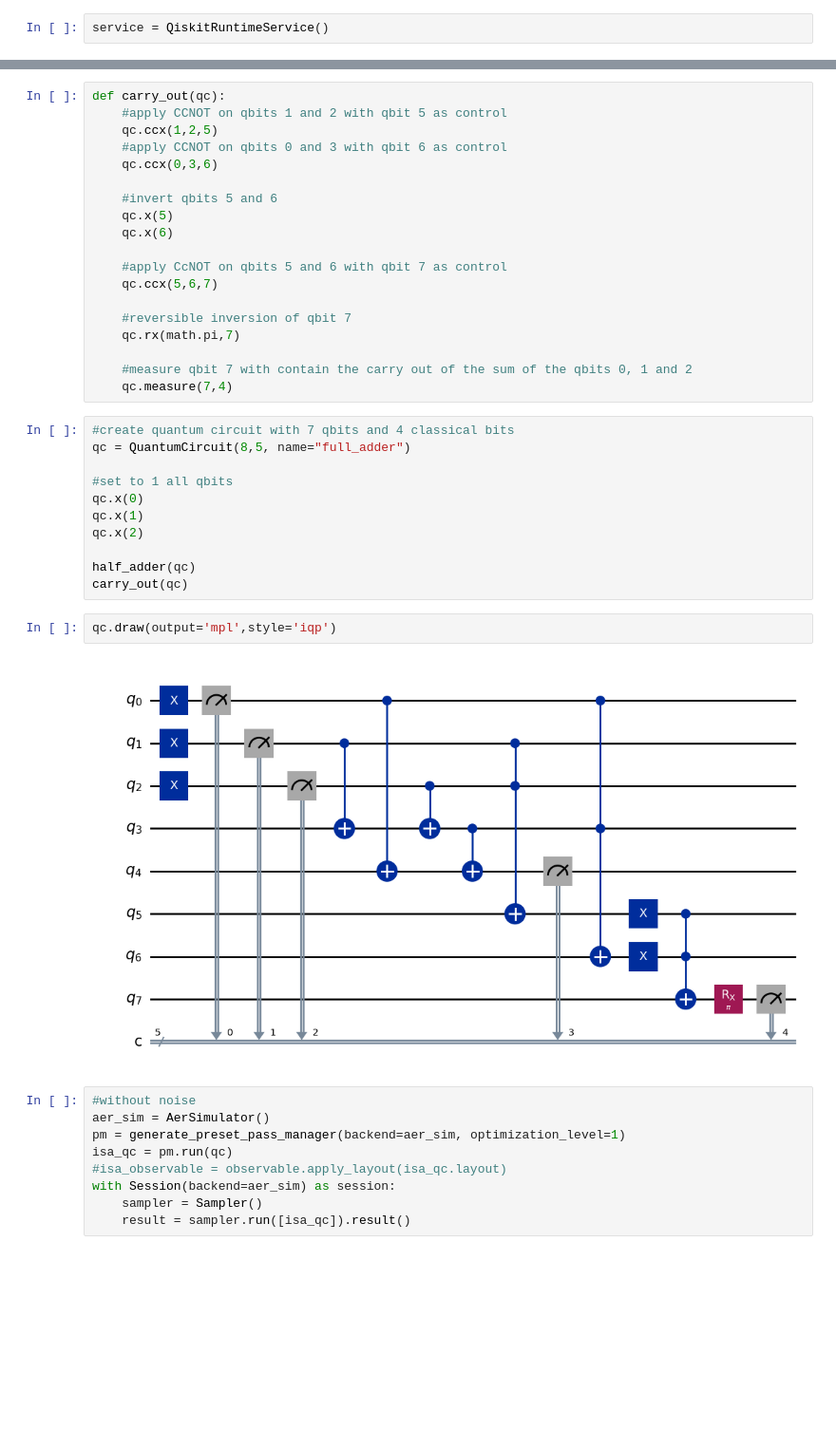
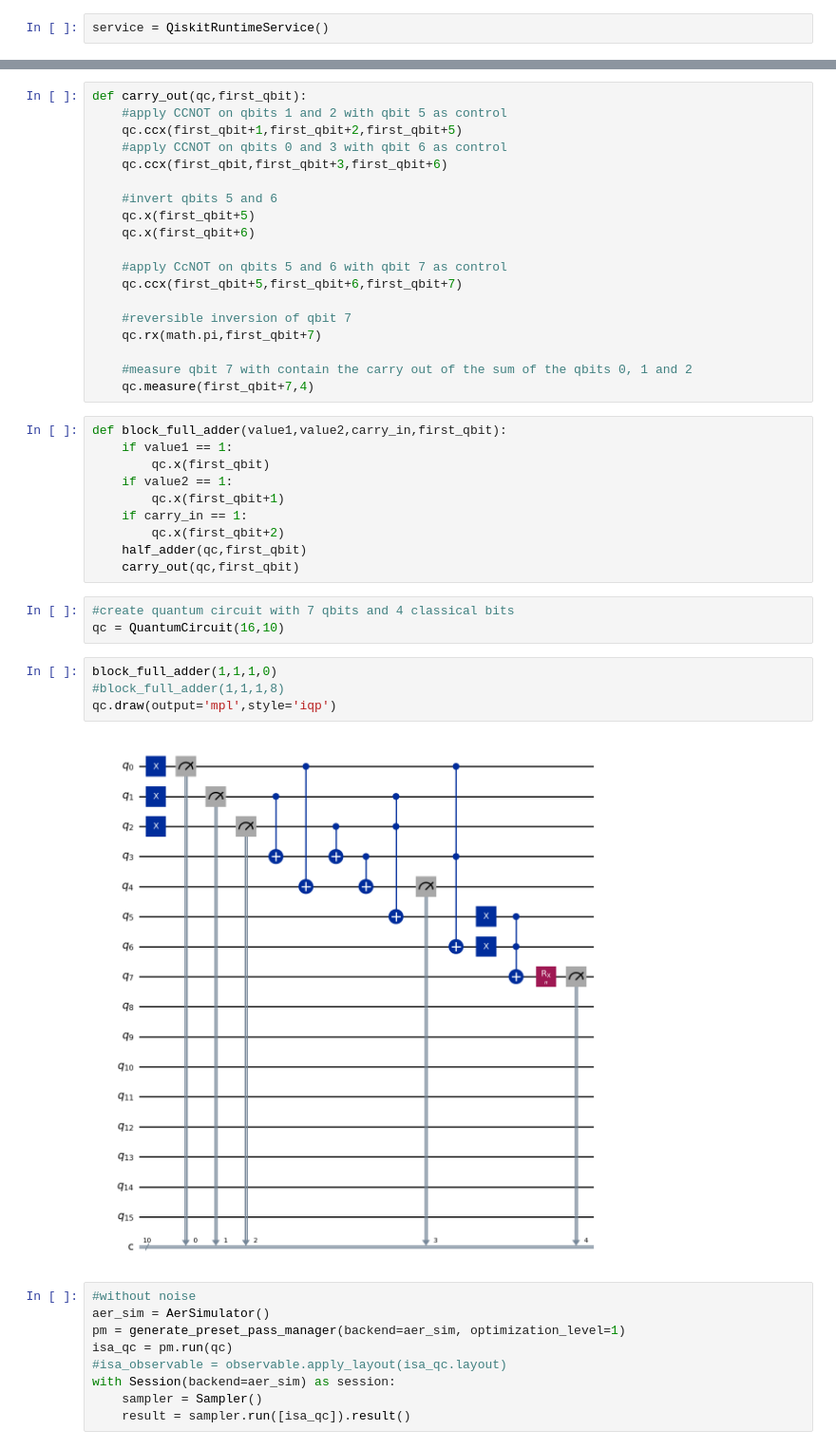
Before and after one commit to delbempedro/ic, a Jupyter notebook: quantun_full_adder.ipynb, the cells around one changed output, grey strips where cells are left out. Shown at 95% size. Saved outputs shown, nothing was run; the diff lists cells and outputs as text; blank space fills up the shorter version.

Commit message:
make some steps to implemet full_adder as a block

```diff
--- a/quantun_full_adder.ipynb
+++ b/quantun_full_adder.ipynb
@@ -34,37 +34,41 @@ def half_adder(qc):
 # %%
-def carry_out(qc):
+def carry_out(qc,first_qbit):
     #apply CCNOT on qbits 1 and 2 with qbit 5 as control
-    qc.ccx(1,2,5)
+    qc.ccx(first_qbit+1,first_qbit+2,first_qbit+5)
     #apply CCNOT on qbits 0 and 3 with qbit 6 as control
-    qc.ccx(0,3,6)
+    qc.ccx(first_qbit,first_qbit+3,first_qbit+6)
 
     #invert qbits 5 and 6
-    qc.x(5)
-    qc.x(6)
+    qc.x(first_qbit+5)
+    qc.x(first_qbit+6)
 
     #apply CcNOT on qbits 5 and 6 with qbit 7 as control
-    qc.ccx(5,6,7)
+    qc.ccx(first_qbit+5,first_qbit+6,first_qbit+7)
 
     #reversible inversion of qbit 7
-    qc.rx(math.pi,7)
+    qc.rx(math.pi,first_qbit+7)
 
     #measure qbit 7 with contain the carry out of the sum of the qbits 0, 1 and 2
-    qc.measure(7,4)
+    qc.measure(first_qbit+7,4)
+# %%
+def block_full_adder(value1,value2,carry_in,first_qbit):
+    if value1 == 1:
+        qc.x(first_qbit)
+    if value2 == 1:
+        qc.x(first_qbit+1)
+    if carry_in == 1:
+        qc.x(first_qbit+2)
+    half_adder(qc,first_qbit)
+    carry_out(qc,first_qbit)
 # %%
 #create quantum circuit with 7 qbits and 4 classical bits
-qc = QuantumCircuit(8,5, name="full_adder")
-
-#set to 1 all qbits
-qc.x(0)
-qc.x(1)
-qc.x(2)
-
-half_adder(qc)
-carry_out(qc)
+qc = QuantumCircuit(16,10)
 # %%
+block_full_adder(1,1,1,0)
+#block_full_adder(1,1,1,8)
 qc.draw(output='mpl',style='iqp')
 # %% [output]
-[figure, old version]
+[figure, new version]
 # %%
 #without noise
 aer_sim = AerSimulator()
```
Also changed, not shown: parts of 3 cells of this notebook.
